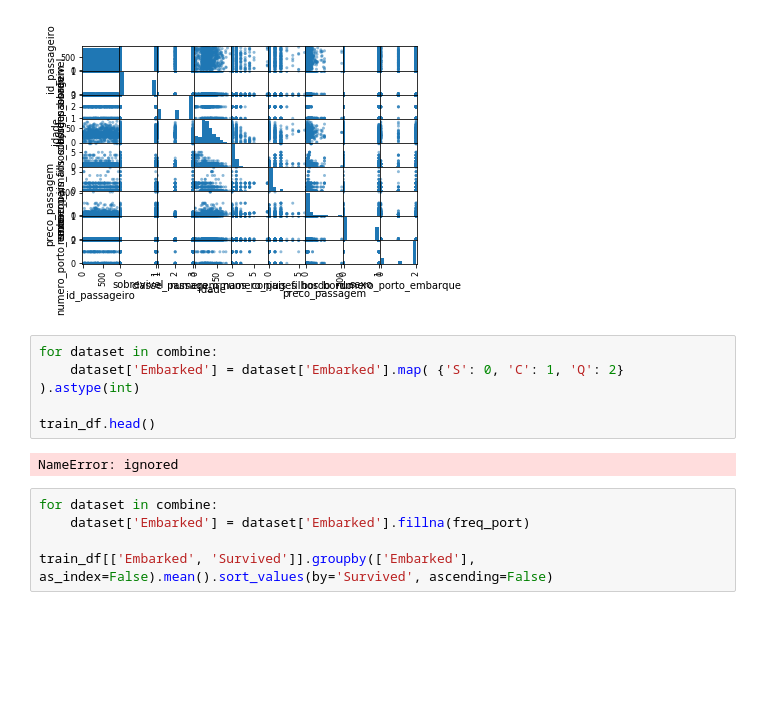
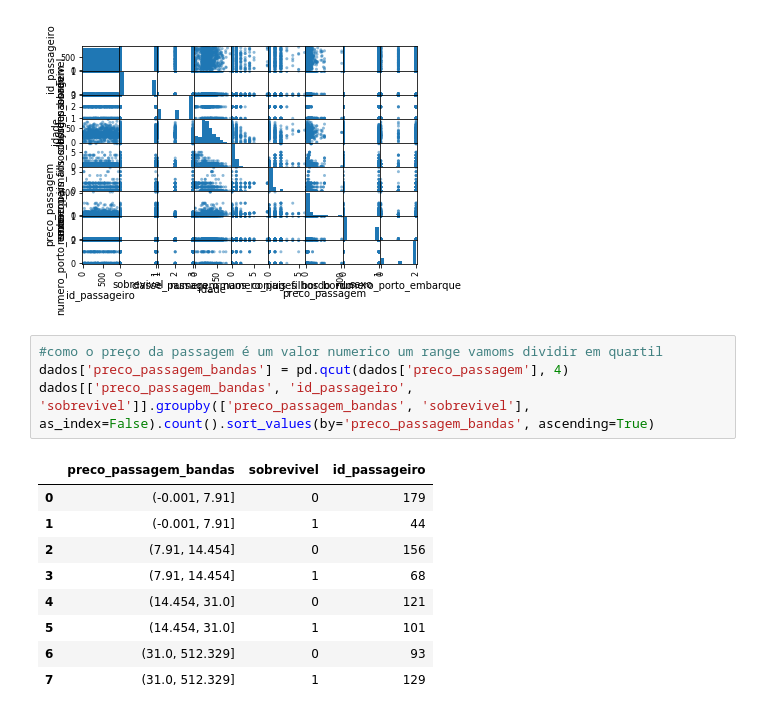
Before and after one commit to EduardoMoraesRitter/Titanic-Machine-Learning-from-Disaster, a Jupyter notebook: explorando_dados.ipynb, the cells around one changed output. Saved outputs shown, nothing was run; the diff lists cells and outputs as text; blank space fills up the shorter version.

```diff
--- a/explorando_dados.ipynb
+++ b/explorando_dados.ipynb
@@ -227,15 +232,17 @@ scatter_matrix(dados)
 plt.show()
 # %% [output]
 [figure]
-# %%
-for dataset in combine:
-    dataset['Embarked'] = dataset['Embarked'].map( {'S': 0, 'C': 1, 'Q': 2} ).astype(int)
-
-train_df.head()
-# %% [output]
-NameError: ignored
-# %%
-for dataset in combine:
-    dataset['Embarked'] = dataset['Embarked'].fillna(freq_port)
-
-train_df[['Embarked', 'Survived']].groupby(['Embarked'], as_index=False).mean().sort_values(by='Survived', ascending=False)
+# %%
+#como o preço da passagem é um valor numerico um range vamoms dividir em quartil
+dados['preco_passagem_bandas'] = pd.qcut(dados['preco_passagem'], 4)
+dados[['preco_passagem_bandas', 'id_passageiro', 'sobrevivel']].groupby(['preco_passagem_bandas', 'sobrevivel'], as_index=False).count().sort_values(by='preco_passagem_bandas', ascending=True)
+# %% [output]
+|  | preco_passagem_bandas | sobrevivel | id_passageiro |
+| 0 | (-0.001, 7.91] | 0 | 179 |
+| 1 | (-0.001, 7.91] | 1 | 44 |
+| 2 | (7.91, 14.454] | 0 | 156 |
+| 3 | (7.91, 14.454] | 1 | 68 |
+| 4 | (14.454, 31.0] | 0 | 121 |
+| 5 | (14.454, 31.0] | 1 | 101 |
+| 6 | (31.0, 512.329] | 0 | 93 |
+| 7 | (31.0, 512.329] | 1 | 129 |
```
Also changed, not shown: parts of 6 cells of this notebook.
